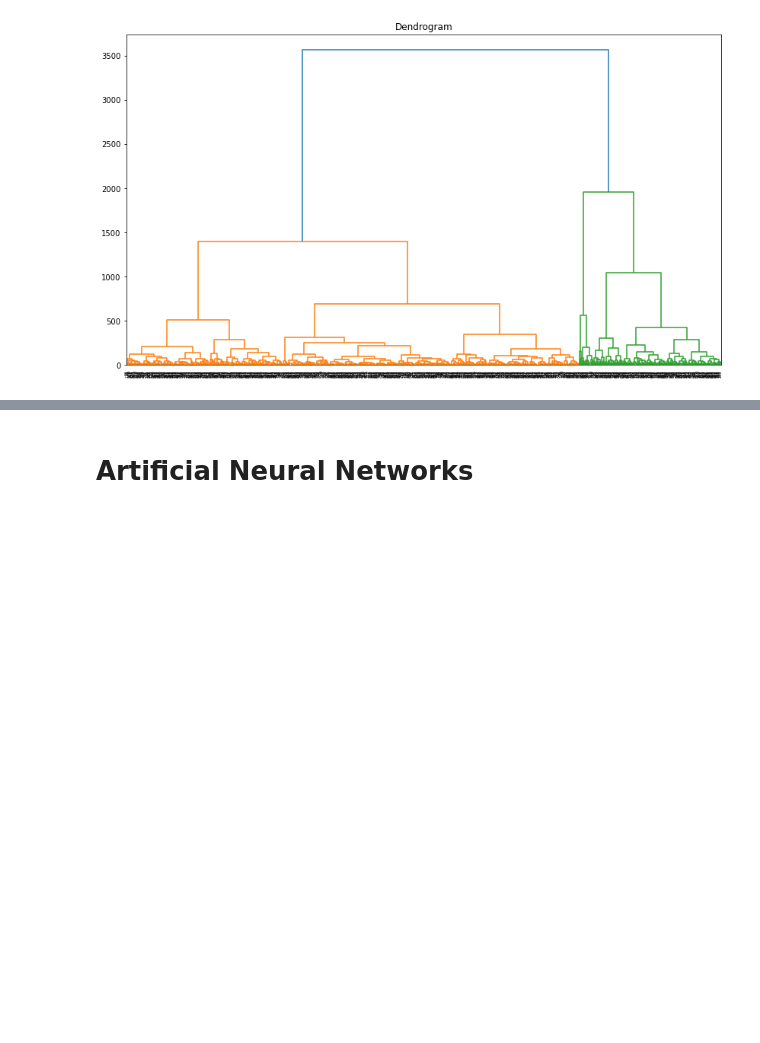
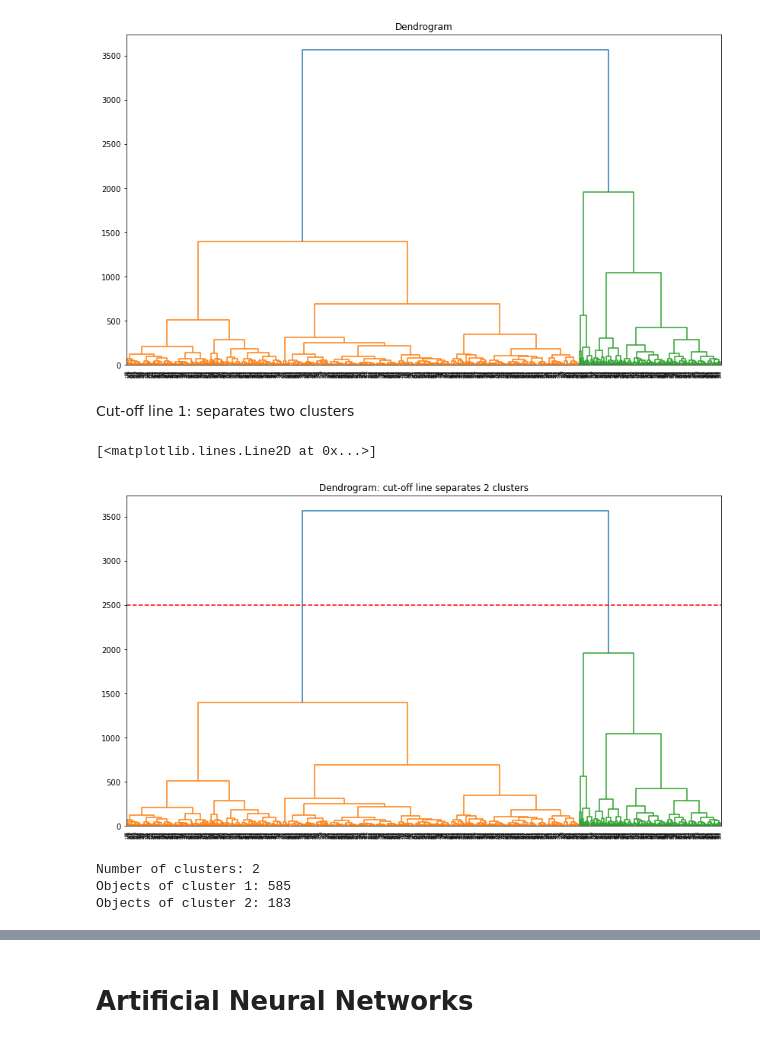
Before and after one commit to TohirD/AI-Data-Set, a Jupyter notebook: mainfile.ipynb, the cells around one changed output, grey strips where cells are left out. Drawn from its saved outputs; the diff is of its cells as text; code cells hidden in the pictures; blank space fills up the shorter version.

```diff
--- a/mainfile.ipynb
+++ b/mainfile.ipynb
@@ -359,3 +357,13 @@ plt.title("Dendrogram")
 dendrogram = shc.dendrogram(shc.linkage(clustering_dataset, method='ward'))
 # %% [output]
 [figure]
+# %% [markdown]
+Cut-off line 1: separates two clusters
+# %%
+plt.figure(figsize=(14, 8))
+plt.title("Dendrogram: cut-off line separates 2 clusters")
+dendrogram = shc.dendrogram(shc.linkage(clustering_dataset, method='ward'))
+plt.plot([0, 100000], [2500, 2500], 'r--')
+# %% [output]
+[<matplotlib.lines.Line2D at 0x...>]
+[figure, added]
@@ -361,0 +375,14 @@ dendrogram = shc.dendrogram(shc.linkage(clustering_dataset, method='ward'))
+# %%
+from sklearn.cluster import AgglomerativeClustering
+# creating the algorithm model, which contains 8 features
+cl1 = AgglomerativeClustering()
+cl1.fit(clustering_dataset)
+print(f'Number of clusters: {cl1.n_clusters_}')
+cluster_1 = [ i for i, x in enumerate(cl1.labels_) if x == 1]
+cluster_2 = [ i for i, x in enumerate(cl1.labels_) if x == 0]
+print(f'Objects of cluster 1: {len(cluster_1)}')
+print(f'Objects of cluster 2: {len(cluster_2)}')
+# %% [output]
+Number of clusters: 2
+Objects of cluster 1: 585
+Objects of cluster 2: 183
```
Also changed, not shown: parts of 20 cells of this notebook.
